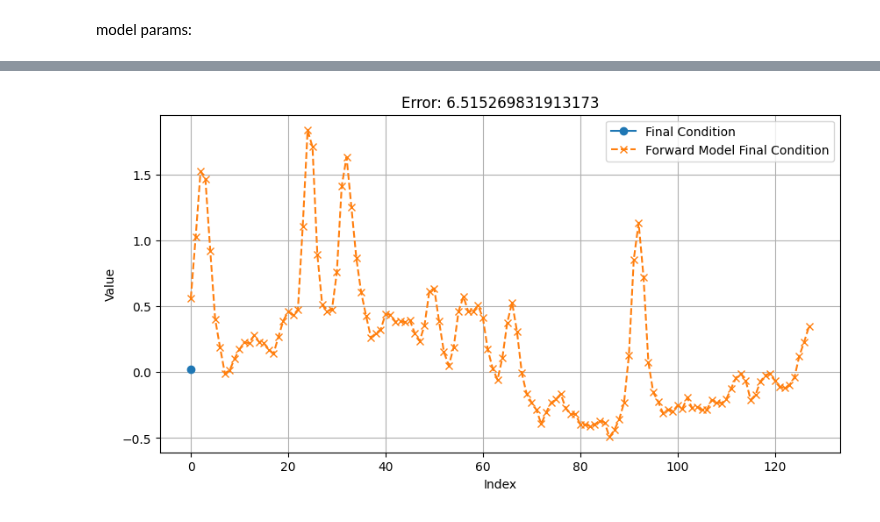
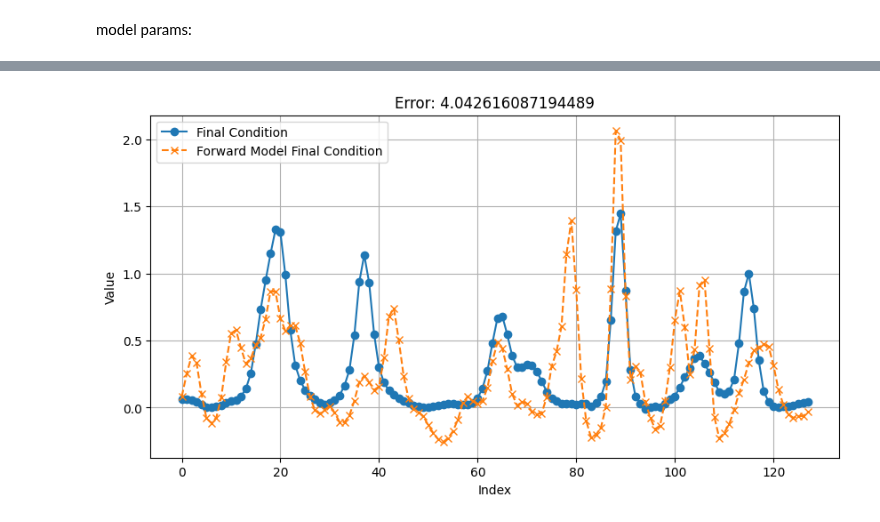
Before and after one commit to jameswoodfield/Particle_Filter, a Jupyter notebook: Check_differentiable_model.ipynb, the cells around one changed output, grey strips where cells are left out. Drawn from its saved outputs; the diff is of its cells as text; code cells hidden in the pictures.

```diff
--- a/Check_differentiable_model.ipynb
+++ b/Check_differentiable_model.ipynb
@@ -23,10 +24,11 @@ model params:
 # %%
 signal_params = ConfigDict(KDV_params_2)
 signal_params.update(E=1,method='Dealiased_ETDRK4',nx = 128,P=0,S=0)
+key = jax.random.PRNGKey(0)
 signal_model = ETD_KT_CM_JAX_Vectorised(signal_params)
 initial_signal = initial_condition(signal_model.x, signal_params.E, signal_params.initial_condition)
-final, all = signal_model.run(initial_signal, signal_model.nmax, None)
-final = jnp.sin(2*jnp.pi*signal_model.x)
+final, all = signal_model.run(initial_signal, signal_model.params.nt, None,key)
+#final = jnp.sin(2*jnp.pi*signal_model.x)
 # %%
 forward_model_params = ConfigDict(KDV_params_2)
 forward_model_params.update(E=1,method='Dealiased_ETDRK4',nx = 128,P=0,S=0)
@@ -34,11 +36,11 @@ forward_model = ETD_KT_CM_JAX_Vectorised(signal_params)
 
 # Randomly initialize the initial conditions for the forward model
 key = jax.random.PRNGKey(0)
-random_initial_conditions = initial_signal + 0.1*jnp.sin(8*jnp.pi*signal_model.x)
+random_initial_conditions = initial_signal + 0.2*jnp.sin(8*jnp.pi*signal_model.x) + 0.2*jnp.sin(16*jnp.pi*signal_model.x)
 
 # Define the loss function as the L2 error between the forward model's final state and the signal model's final state
 def loss_fn(initial_conditions):
-    forward_final, _ = forward_model.run(initial_conditions, forward_model.nmax, None)
+    forward_final, _ = forward_model.run(initial_conditions, forward_model.params.nt, None,key)
     return jnp.linalg.norm(forward_final - final)
 
 # Compute the gradient of the loss function with respect to the initial conditions
@@ -70,7 +72,7 @@ Iteration 9, Loss: 9.588790518085126
 # Define the loss function as the L2 error between the forward model's final state and the signal model's final state
 @jit
 def loss_fn(initial_conditions):
-    forward_final, _ = forward_model.run(initial_conditions, forward_model.nmax, None)
+    forward_final, _ = forward_model.run(initial_conditions, forward_model.params.nt, None, key)
     return jnp.linalg.norm(forward_final - final)
 
 # Compute the gradient of the loss function with respect to the initial conditions
@@ -110,12 +112,12 @@ Iteration 9, Loss: 9.58807358400246
 # %%
 import optax
 # Define the optimizer
-learning_rate = 0.001
-optimizer = optax.adam(learning_rate)
+learning_rate = 0.0001# note will only learn to about this precsion
+optimizer = optax.adam(learning_rate, b1=0.9, b2=0.999, eps=1e-8)
 
 # Initialize the optimizer state
 opt_state = optimizer.init(random_initial_conditions)
-num_iterations = 1000
+num_iterations = 200
 # Optimization loop using Adam
 optimized_initial_conditions = random_initial_conditions
 
@@ -163,17 +167,17 @@ plt.show()
 # %%
 new_initial_conditions = optimized_initial_conditions
 # Run the forward model with the optimized initial conditions
-forward_final, all_rerun = signal_model.run(new_initial_conditions, forward_model.nmax, None)
+forward_final, all_rerun = signal_model.run(new_initial_conditions, forward_model.params.nt, None,key)
 
 plt.figure(figsize=(10, 5))
 plt.plot(final[0], label='Final Condition', linestyle='-', marker='o')
 plt.plot(forward_final[0], label='Forward Model Final Condition', linestyle='--', marker='x')
 plt.title('Final Condition')
 plt.xlabel('Index')
 plt.ylabel('Value')
 plt.legend()
 plt.grid(True)
 plt.title('Error: ' + str(jnp.linalg.norm(forward_final - final)))
 plt.show()
 # %% [output]
-[figure, old version]
+[figure, new version]
```
Also changed, not shown: parts of 6 cells of this notebook, 26 other files.
